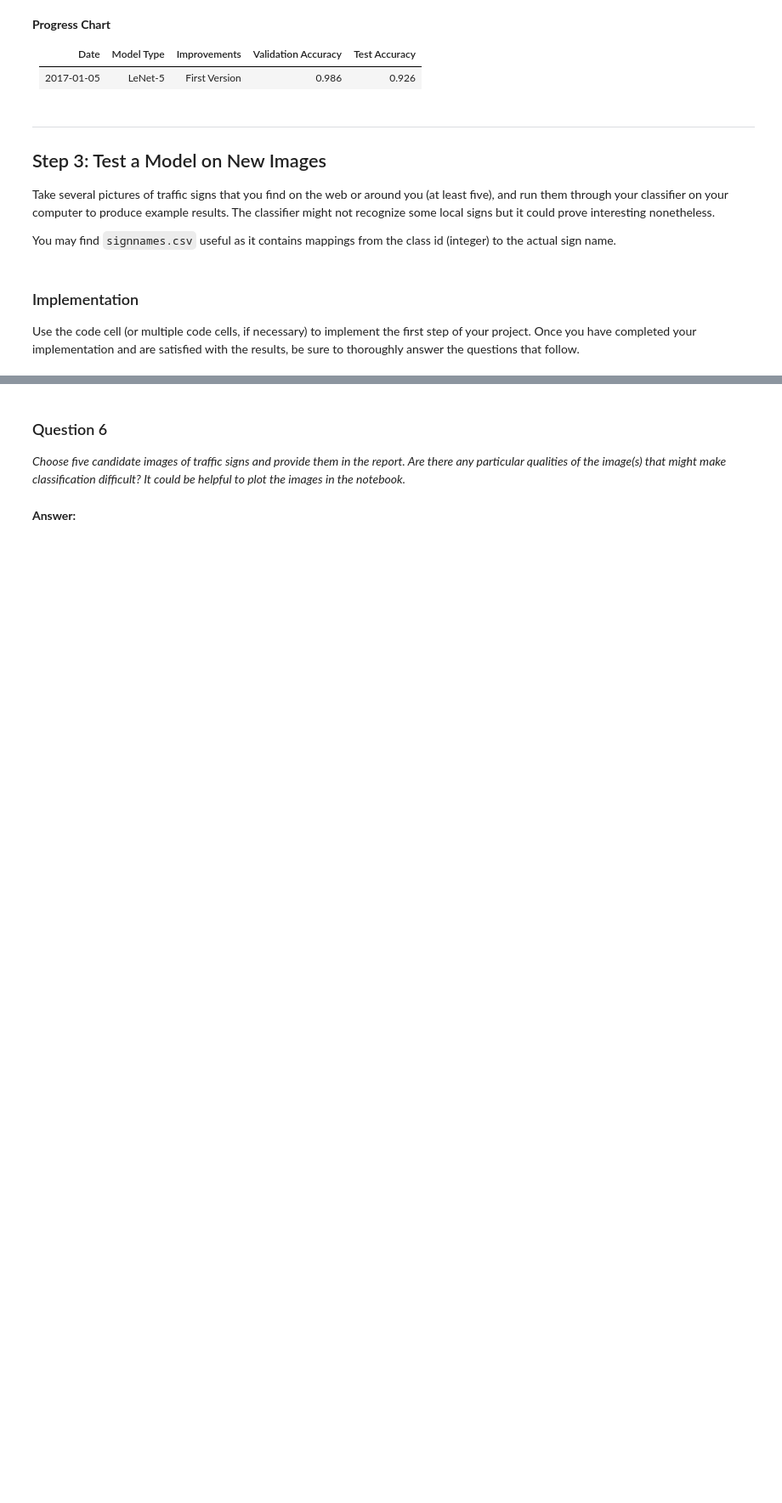
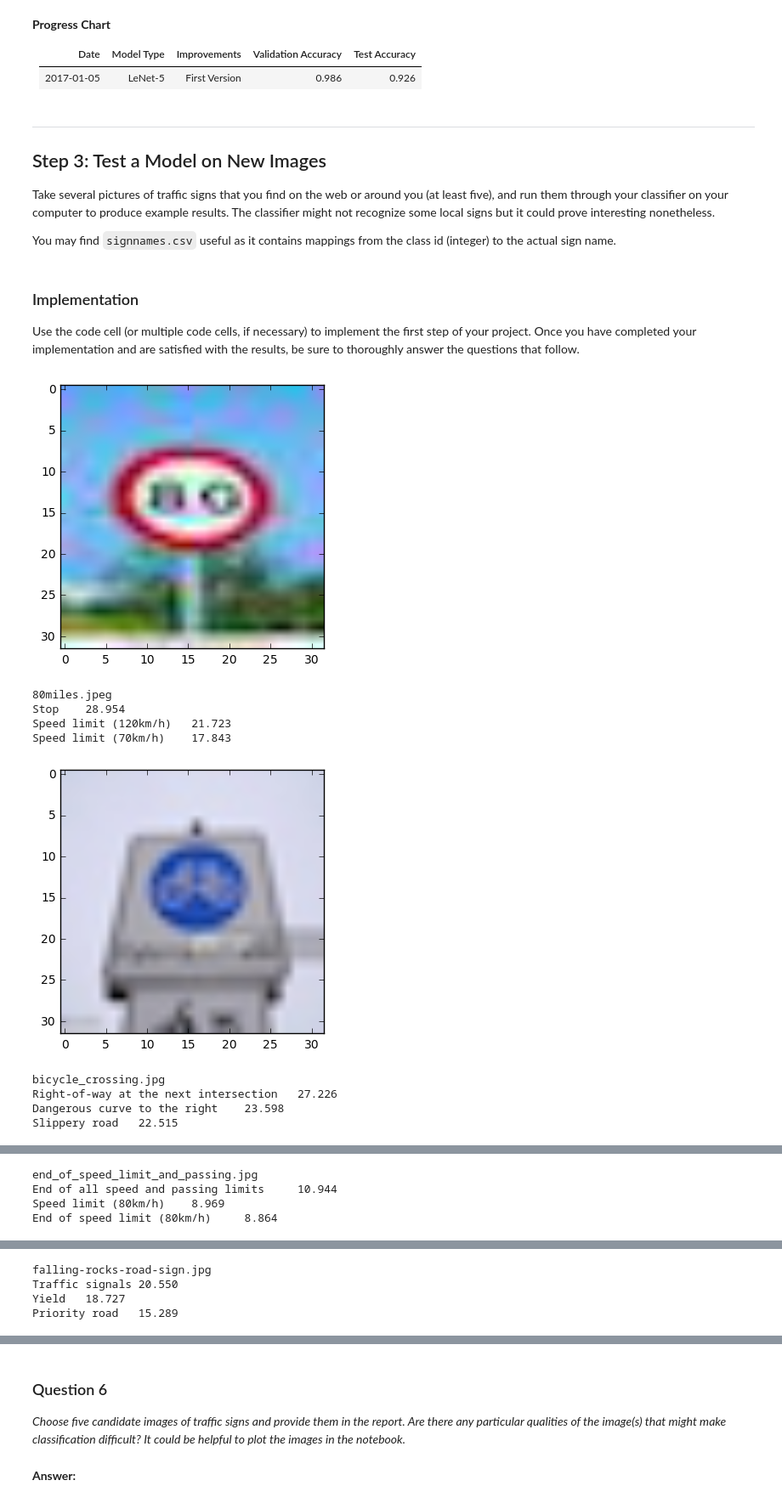
Before and after one commit to sombandy/udacity-sdc, a Jupyter notebook: carnd-projects/CarND-Traffic-Sign-Classifier-Project/Traffic_Sign_Classifier.ipynb, the cells around one changed output, grey strips where cells are left out. Shown at 85% size. Cells and saved outputs as stored; diff of their text form; code cells hidden in the pictures; blank space fills up the shorter version.

Commit message:
Adding test_images

```diff
--- a/carnd-projects/CarND-Traffic-Sign-Classifier-Project/Traffic_Sign_Classifier.ipynb
+++ b/carnd-projects/CarND-Traffic-Sign-Classifier-Project/Traffic_Sign_Classifier.ipynb
@@ -353,7 +353,7 @@ training_operation = optimizer.minimize(loss_operation)
 # %% [markdown]
 ### Model Evaluation
 # %%
-EPOCHS = 100
+EPOCHS = 10
 BATCH_SIZE = 128
 # %%
 correct_prediction = tf.equal(tf.argmax(logits, 1), tf.argmax(one_hot_y, 1))
@@ -468,0 +466,37 @@ Use the code cell (or multiple code cells, if necessary) to implement the first
+# %%
+values, indices = tf.nn.top_k(logits, k=3)
+
+def predict_top_k(img, label_signs):
+    sess = tf.get_default_session()
+    vals, idxs = sess.run([values, indices], feed_dict={x : img[None, ]})
+
+    vals = vals[0]
+    idxs = idxs[0]
+    top_k = ["{}\t{:.3f}".format(label_signs[idxs[i]], vals[i]) for i in range(len(vals))]
+    return top_k
+# %%
+import matplotlib.image as mpimg
+
+with tf.Session() as sess:
+    saver.restore(sess, tf.train.latest_checkpoint(checkpoint_dir))
+
+    for image_file in os.listdir("test_images"):
+        img = mpimg.imread(os.path.join("test_images", image_file))
+        plt.imshow(img)
+        plt.show()
+
+        top_k = predict_top_k(img, label_signs)
+        print(image_file)
+        for p in top_k:
+            print(p)
+# %% [output]
+[figure, added]
+80miles.jpeg
+Stop    28.954
+Speed limit (120km/h)   21.723
+Speed limit (70km/h)    17.843
+[figure, added]
+bicycle_crossing.jpg
+Right-of-way at the next intersection   27.226
+Dangerous curve to the right    23.598
+Slippery road   22.515
@@ -468,0 +504,4 @@ Use the code cell (or multiple code cells, if necessary) to implement the first
+end_of_speed_limit_and_passing.jpg
+End of all speed and passing limits     10.944
+Speed limit (80km/h)    8.969
+End of speed limit (80km/h)     8.864
@@ -468,0 +509,4 @@ Use the code cell (or multiple code cells, if necessary) to implement the first
+falling-rocks-road-sign.jpg
+Traffic signals 20.550
+Yield   18.727
+Priority road   15.289
```
Also changed, not shown: parts of 6 cells of this notebook, 7 other files.
